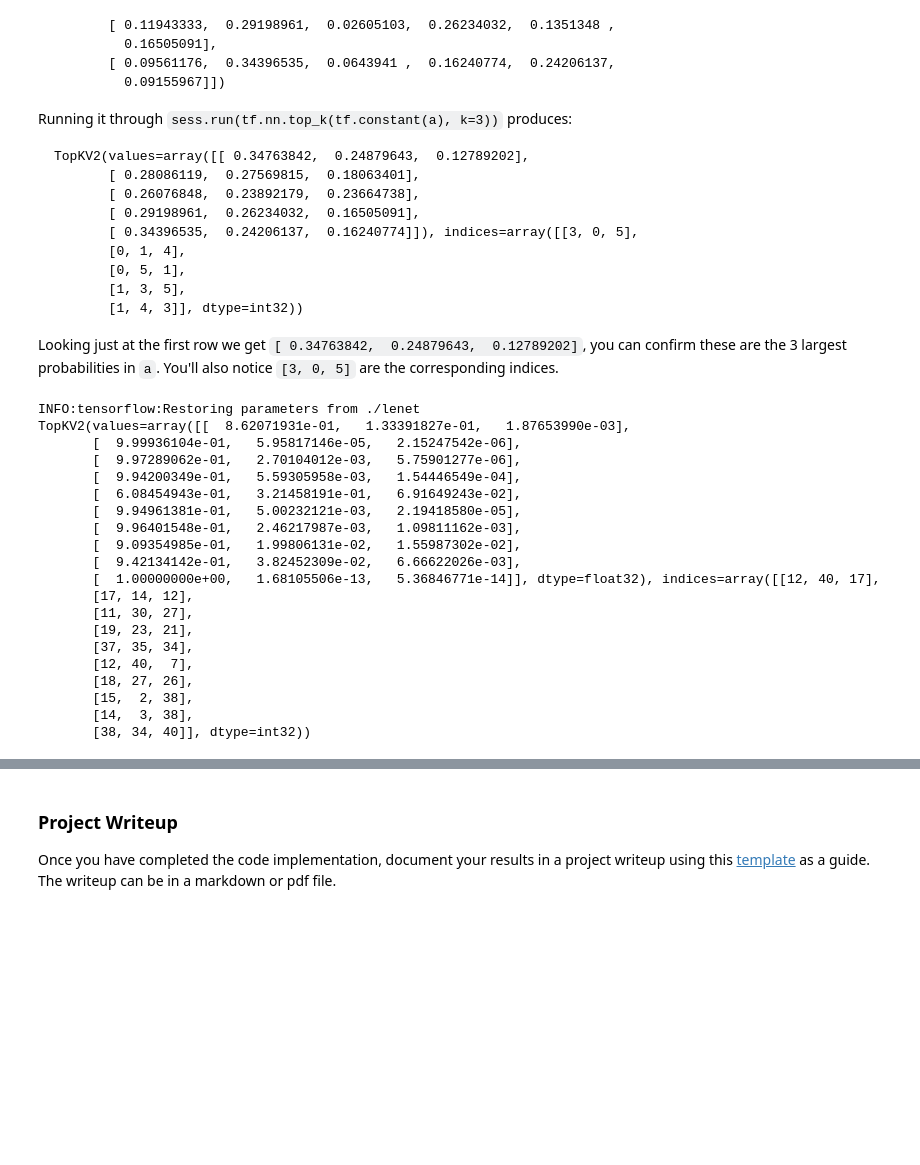
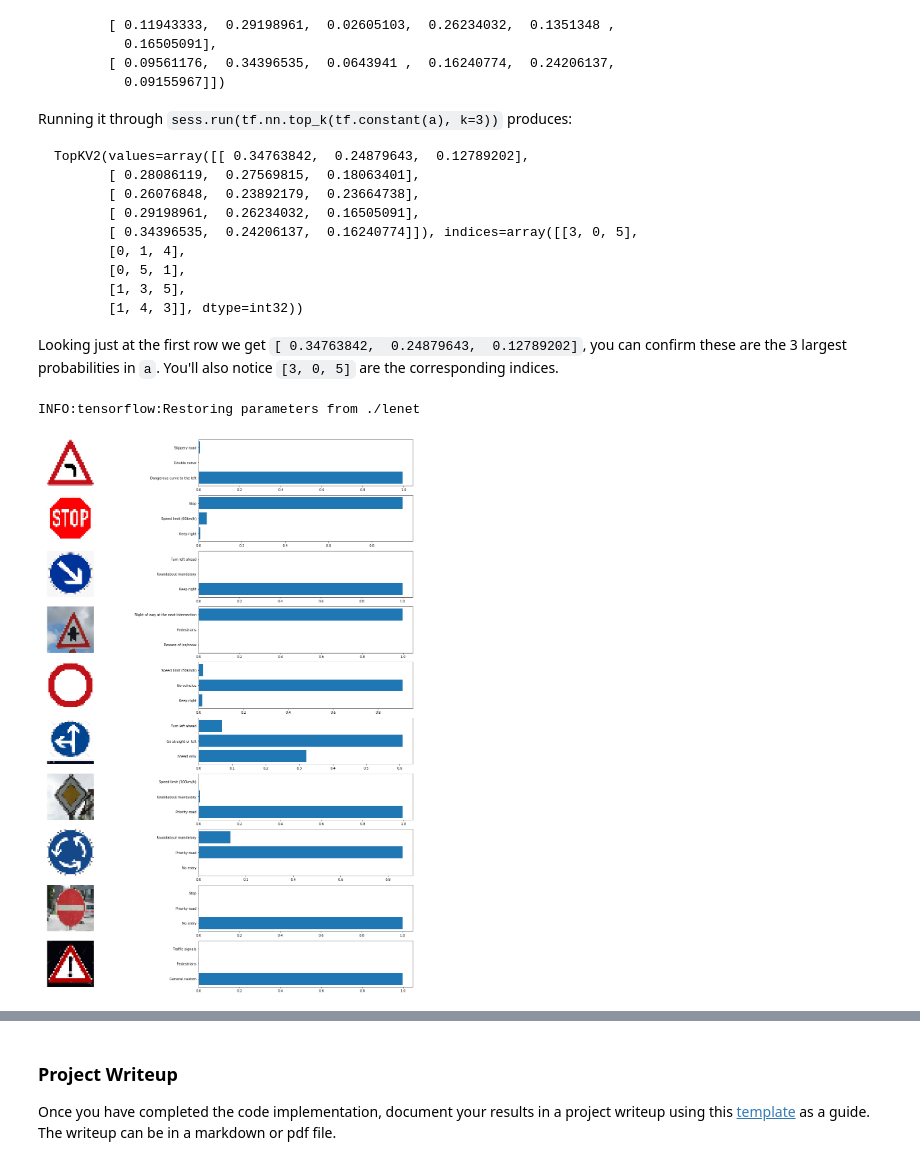
Before and after one commit to salabson/CarND-Traffic-Sign-Classifier-Project, a Jupyter notebook: Traffic_Sign_Classifier.ipynb, the cells around one changed output, grey strips where cells are left out. Cells and saved outputs as stored; diff of their text form; code cells hidden in the pictures; blank space fills up the shorter version.

Commit message:
update code for top k softmax probabilities

```diff
--- a/Traffic_Sign_Classifier.ipynb
+++ b/Traffic_Sign_Classifier.ipynb
@@ -474,7 +480,7 @@ This is input: [40, 17, 11, 19, 37, 12, 18, 15, 14, 38]
 ### Run the predictions here and use the model to output the prediction for each image.
 ### Make sure to pre-process the images with the same pre-processing pipeline used earlier.
 ### Feel free to use as many code cells as needed.
-test_images_resized = map(lambda img : cv2.resize(img, (32,32)), test_images)
+test_images_resized = list(map(lambda img : cv2.resize(img, (32,32)), test_images))
 test_images_resized_grayscale = np.array(list(map(lambda img : rgb_to_grayscale(img), test_images_resized)))
 test_images_resized_grayscale = np.reshape(test_images_resized_grayscale, (test_images_resized_grayscale.shape[0], 32, 32, 1))
 print(test_images_resized_grayscale.shape)
@@ -486,8 +492,8 @@ test_image_grayscale_equalized = np.reshape(test_image_grayscale_equalized, (tes
 prediction = tf.argmax(logits, 1)
 with tf.Session() as sess:
     #sess.run(tf.global_variables_initializer())
-    saver3 = tf.train.import_meta_graph('./lenet.meta')
-    saver3.restore(sess, "./lenet")
+    saver2 = tf.train.import_meta_graph('./lenet.meta')
+    saver2.restore(sess, "./lenet")
     predictions = sess.run(prediction, feed_dict={X:test_image_grayscale_equalized, y:my_labels, keep_prob:1.0})
     print("This is the prediction: {}".format(predictions))
 # %% [output]
@@ -508,3 +514,30 @@ with tf.Session() as sess:
 # %% [output]
 INFO:tensorflow:Restoring parameters from ./lenet
 Test Accuracy = 0.900
+# %%
+def visualizeTop_k2(test_images,top_k):
+
+    classId_2_SignName = classId2SignName()
+
+    probabilities = top_k.values
+    indices = top_k.indices
+    assert (len(test_images) == len(indices))
+
+    n_columns = 2
+    n_rows = len(indices)
+    width = 24
+    height = n_rows * 3
+    fig, axs = plt.subplots(n_rows,n_columns, figsize=(width, height))
+    fig.subplots_adjust(hspace = .2, wspace=.1)
+    axs = axs.ravel()
+    i = 0
+    for row in range(n_rows):
+        axs[i].axis('off')
+        axs[i].imshow(test_images[row])
+        i += 1
+        labs=[classId_2_SignName[str(j)] for j in indices[row]]
+        axs[i].barh(labs, probabilities[row])
+
+        i += 1
+
+print('done')
@@ -551,33 +586,15 @@ Looking just at the first row we get `[ 0.34763842,  0.24879643,  0.12789202]`,
 # %%
 ### Print out the top five softmax probabilities for the predictions on the German traffic sign images found on the web.
 ### Feel free to use as many code cells as needed.
 
 softmax_logits = tf.nn.softmax(logits)
 top_k = tf.nn.top_k(softmax_logits,3)
 with tf.Session() as sess:
     #sess.run(tf.global_variables_initializer())
     saver4 = tf.train.import_meta_graph('./lenet.meta')
     saver4.restore(sess, "./lenet")
     _top_k = sess.run(top_k, feed_dict={X:test_image_grayscale_equalized, y:my_labels, keep_prob:1.0})
-    print(_top_k)
+    visualizeTop_k2(test_images_resized, _top_k)
 # %% [output]
 INFO:tensorflow:Restoring parameters from ./lenet
-TopKV2(values=array([[  8.62071931e-01,   1.33391827e-01,   1.87653990e-03],
-       [  9.99936104e-01,   5.95817146e-05,   2.15247542e-06],
-       [  9.97289062e-01,   2.70104012e-03,   5.75901277e-06],
-       [  9.94200349e-01,   5.59305958e-03,   1.54446549e-04],
-       [  6.08454943e-01,   3.21458191e-01,   6.91649243e-02],
-       [  9.94961381e-01,   5.00232121e-03,   2.19418580e-05],
-       [  9.96401548e-01,   2.46217987e-03,   1.09811162e-03],
-       [  9.09354985e-01,   1.99806131e-02,   1.55987302e-02],
-       [  9.42134142e-01,   3.82452309e-02,   6.66622026e-03],
-       [  1.00000000e+00,   1.68105506e-13,   5.36846771e-14]], dtype=float32), indices=array([[12, 40, 17],
-       [17, 14, 12],
-       [11, 30, 27],
-       [19, 23, 21],
-       [37, 35, 34],
-       [12, 40,  7],
-       [18, 27, 26],
-       [15,  2, 38],
-       [14,  3, 38],
-       [38, 34, 40]], dtype=int32))
+[figure, added]
```
Also changed, not shown: parts of 10 cells of this notebook.
